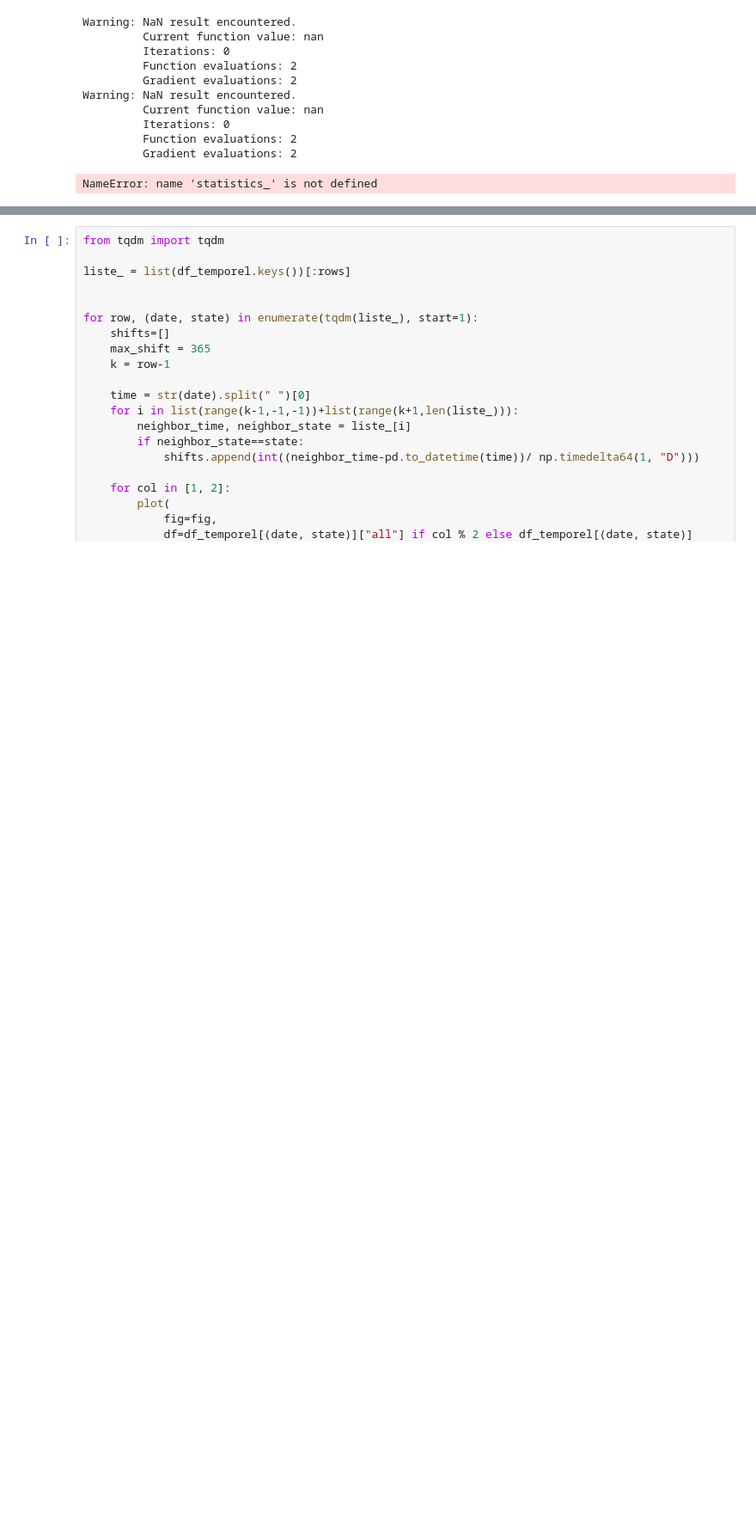
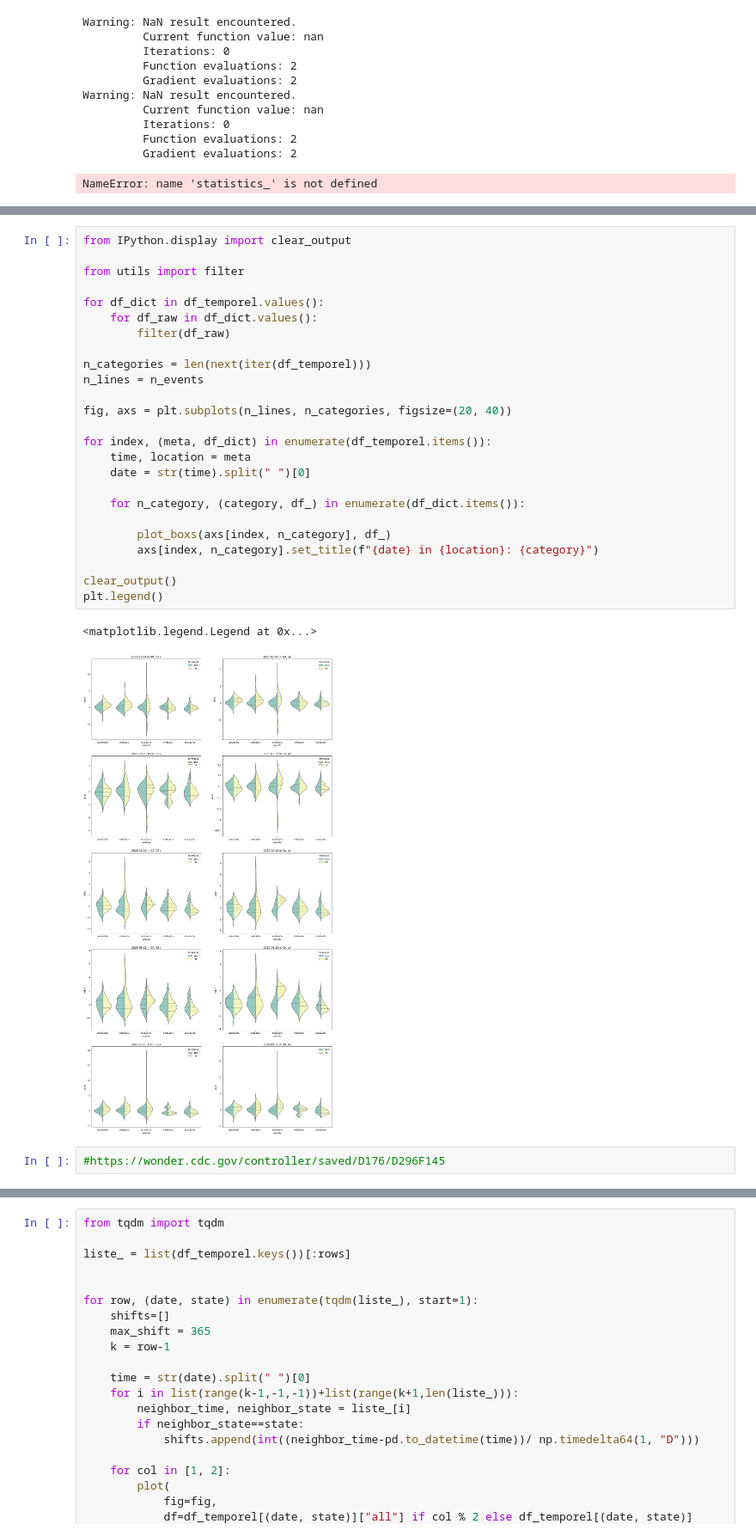
Before and after one commit to arnaud39/us_studies, a Jupyter notebook: analysis.ipynb, the cells around one changed output, grey strips where cells are left out. Shown at 86% size. Saved outputs shown, nothing was run; the diff lists cells and outputs as text; blank space fills up the shorter version.

```diff
--- a/analysis.ipynb
+++ b/analysis.ipynb
@@ -244,0 +300,30 @@ plt.legend()
+# %%
+from IPython.display import clear_output
+
+from utils import filter
+
+for df_dict in df_temporel.values():
+    for df_raw in df_dict.values():
+        filter(df_raw)
+
+n_categories = len(next(iter(df_temporel)))
+n_lines = n_events
+
+fig, axs = plt.subplots(n_lines, n_categories, figsize=(20, 40))
+
+for index, (meta, df_dict) in enumerate(df_temporel.items()):
+    time, location = meta
+    date = str(time).split(" ")[0]
+
+    for n_category, (category, df_) in enumerate(df_dict.items()):
+
+        plot_boxs(axs[index, n_category], df_)
+        axs[index, n_category].set_title(f"{date} in {location}: {category}")
+
+clear_output()
+plt.legend()
+# %% [output]
+<matplotlib.legend.Legend at 0x...>
+[figure, added]
+# %%
+#https://wonder.cdc.gov/controller/saved/D176/D296F145
```
Also changed, not shown: parts of 11 cells of this notebook.
